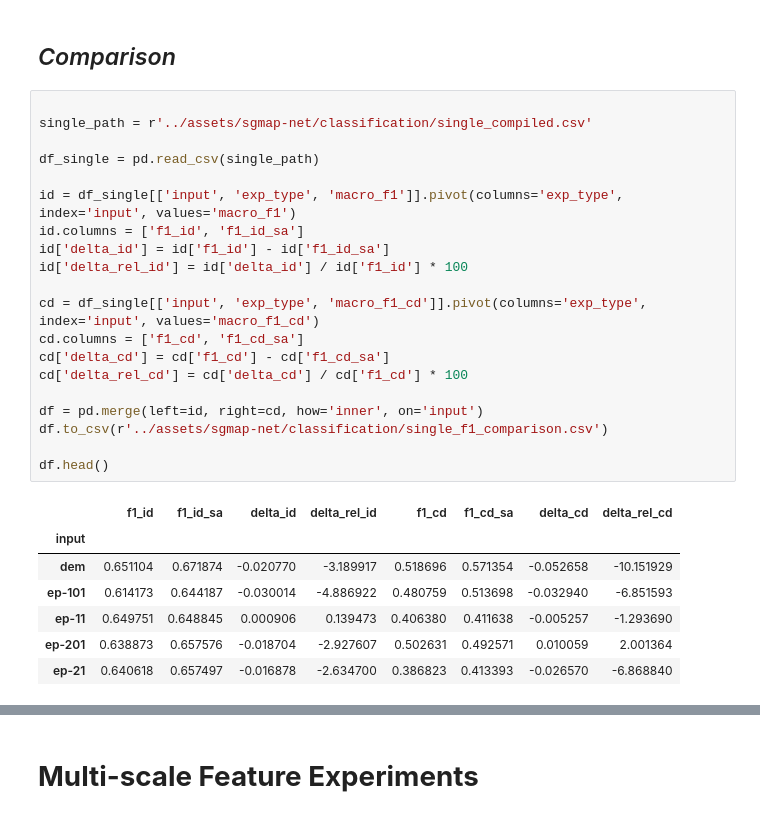
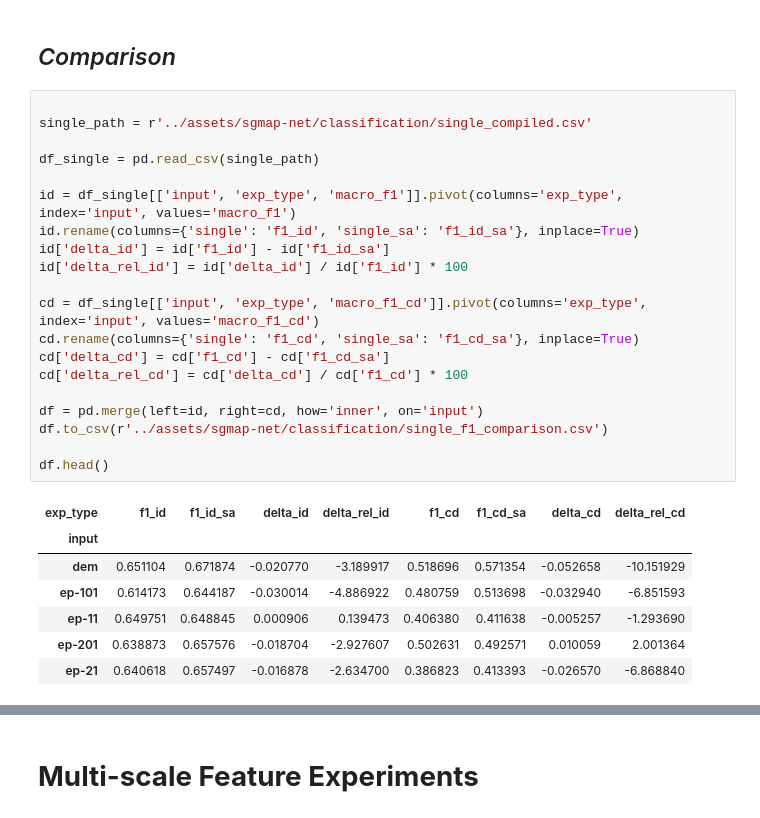
Before and after one commit to masseygeo/earthscape, a Jupyter notebook: notebooks/analysis_sgmapnet_cls.ipynb, the cells around one changed output, grey strips where cells are left out. Drawn from its saved outputs; the diff is of its cells as text.

```diff
--- a/notebooks/analysis_sgmapnet_cls.ipynb
+++ b/notebooks/analysis_sgmapnet_cls.ipynb
@@ -250,25 +250,25 @@ df.head(6)
 # %%
 
 single_path = r'../assets/sgmap-net/classification/single_compiled.csv'
 
 df_single = pd.read_csv(single_path)
 
 id = df_single[['input', 'exp_type', 'macro_f1']].pivot(columns='exp_type', index='input', values='macro_f1')
-id.columns = ['f1_id', 'f1_id_sa']
+id.rename(columns={'single': 'f1_id', 'single_sa': 'f1_id_sa'}, inplace=True)
 id['delta_id'] = id['f1_id'] - id['f1_id_sa']
 id['delta_rel_id'] = id['delta_id'] / id['f1_id'] * 100
 
 cd = df_single[['input', 'exp_type', 'macro_f1_cd']].pivot(columns='exp_type', index='input', values='macro_f1_cd')
-cd.columns = ['f1_cd', 'f1_cd_sa']
+cd.rename(columns={'single': 'f1_cd', 'single_sa': 'f1_cd_sa'}, inplace=True)
 cd['delta_cd'] = cd['f1_cd'] - cd['f1_cd_sa']
 cd['delta_rel_cd'] = cd['delta_cd'] / cd['f1_cd'] * 100
 
 df = pd.merge(left=id, right=cd, how='inner', on='input')
 df.to_csv(r'../assets/sgmap-net/classification/single_f1_comparison.csv')
 
 df.head()
 # %% [output]
-|  | f1_id | f1_id_sa | delta_id | delta_rel_id | f1_cd | f1_cd_sa | delta_cd | delta_rel_cd |
+| exp_type | f1_id | f1_id_sa | delta_id | delta_rel_id | f1_cd | f1_cd_sa | delta_cd | delta_rel_cd |
 | input |  |  |  |  |  |  |  |  |
 | dem | 0.651104 | 0.671874 | -0.020770 | -3.189917 | 0.518696 | 0.571354 | -0.052658 | -10.151929 |
 | ep-101 | 0.614173 | 0.644187 | -0.030014 | -4.886922 | 0.480759 | 0.513698 | -0.032940 | -6.851593 |
```
Also changed, not shown: parts of 16 cells of this notebook, 3 other files.
